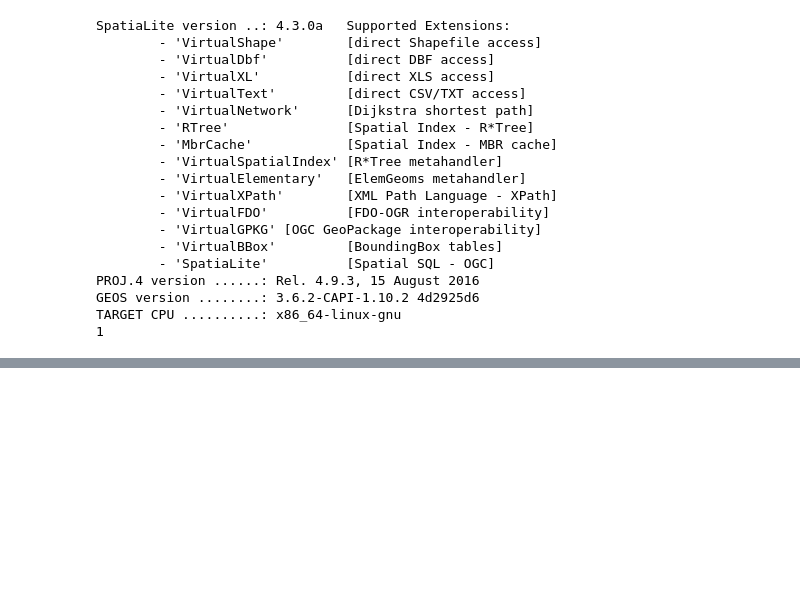
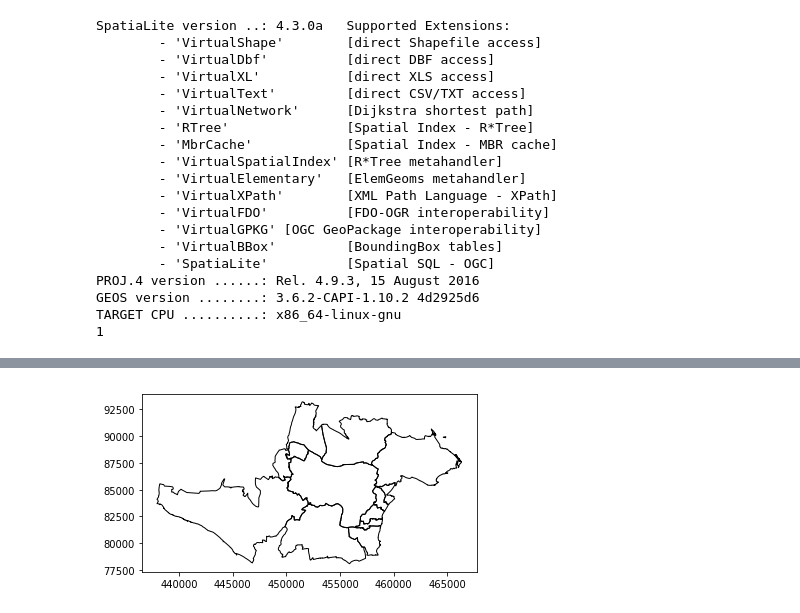
Before and after one commit to isleofdata/geodata, a Jupyter notebook: notebooks/ONS Boundaries.ipynb, the cells around one changed output, grey strips where cells are left out. Drawn from its saved outputs; the diff is of its cells as text; code cells hidden in the pictures; blank space fills up the shorter version.

```diff
--- a/notebooks/ONS Boundaries.ipynb
+++ b/notebooks/ONS Boundaries.ipynb
@@ -72,0 +130,11 @@ TARGET CPU ..........: x86_64-linux-gnu
+# %%
+q='''
+SELECT w1.wd18nm AS "Ward",
+  w2.wd18nm AS "Neighbour", Hex(ST_AsBinary(w2.Geometry)) AS Geometry
+FROM wardboundaries AS w1,
+  wardboundaries AS w2
+WHERE (Touches(w1.Geometry, w2.Geometry) OR w1.wd18nm=w2.wd18nm)
+AND w1.wd18nm='Arreton and Newchurch';
+'''
+
+gpd.GeoDataFrame.from_postgis(q, conn, geom_col='Geometry')
@@ -72,0 +156,4 @@ TARGET CPU ..........: x86_64-linux-gnu
+# %%
+gpd.GeoDataFrame.from_postgis(q, conn, geom_col='Geometry').plot(facecolor="none", edgecolor='black',);
+# %% [output]
+[figure, added]
```
Also changed, not shown: parts of 12 cells of this notebook.
